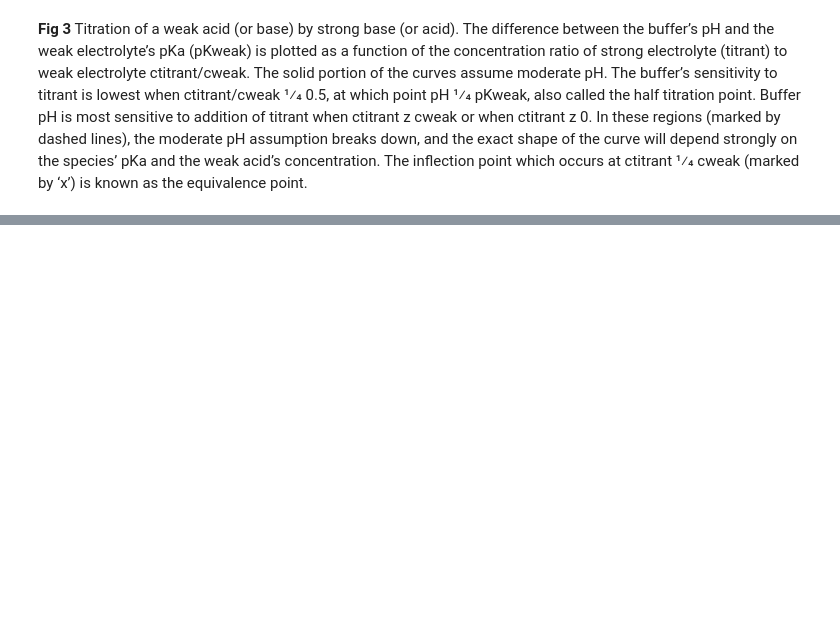
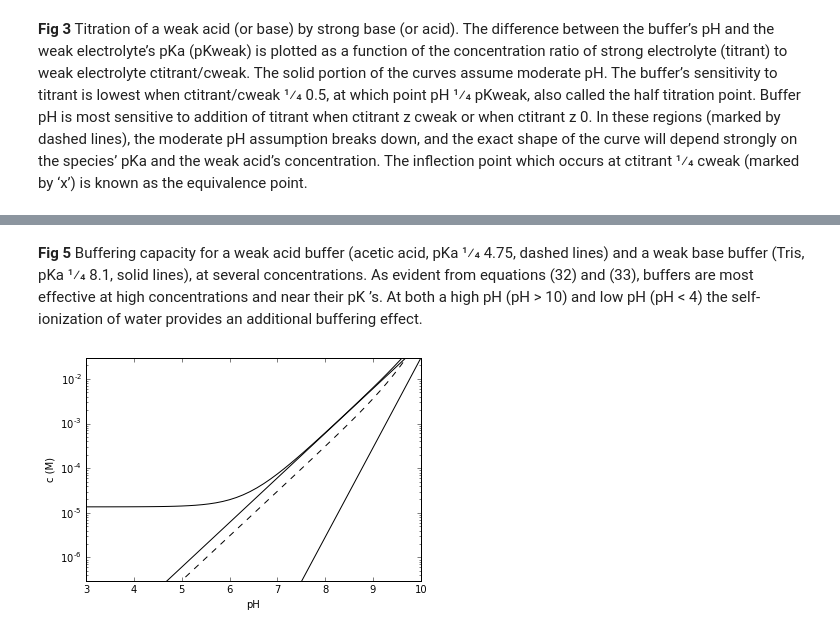
Before and after one commit to lewisamarshall/ionize, a Jupyter notebook: Benchmarks.ipynb, the cells around one changed output, grey strips where cells are left out. Saved outputs shown, nothing was run; the diff lists cells and outputs as text; code cells hidden in the pictures; blank space fills up the shorter version.

```diff
--- a/Benchmarks.ipynb
+++ b/Benchmarks.ipynb
@@ -79,0 +118,34 @@ plot.show()
+# %% [markdown]
+**Fig 5** Buffering capacity for a weak acid buffer (acetic acid, pKa 1⁄4 4.75, dashed lines) and a weak base buffer (Tris, pKa 1⁄4 8.1, solid lines), at
+several concentrations. As evident from equations (32) and (33), buffers
+are most effective at high concentrations and near their pK ’s. At both a
+high pH (pH > 10) and low pH (pH < 4) the self-ionization of water provides an additional buffering effect.
+# %%
+H = ionize.Aqueous.henry_CO2(25)
+c = .0004 * H
+pH = np.linspace(3, 10)
+CO2 = db['carbonic acid']
+
+CT = []
+C1 = []
+C2 = []
+I = []
+for p in pH:
+    f1, f2 = CO2.ionization_fraction(p)
+    f0 = 1 - f1 - f2
+    CT.append(c / f0)
+    C1.append(CT[-1] * f1)
+    C2.append(CT[-1] * f2)
+    I.append(CT[-1] * CO2.charge(p, moment=2) / 2)
+
+plot.semilogy(pH, CT, 'k')
+plot.semilogy(pH, C1, 'k')
+plot.semilogy(pH, C2, 'k')
+plot.semilogy(pH, I, '--k')
+
+plot.xlabel('pH')
+plot.ylabel('c (M)')
+plot.ylim(3e-7, 3e-2)
+plot.show()
+# %% [output]
+[figure, added]
```
Also changed, not shown: parts of 7 cells of this notebook.
